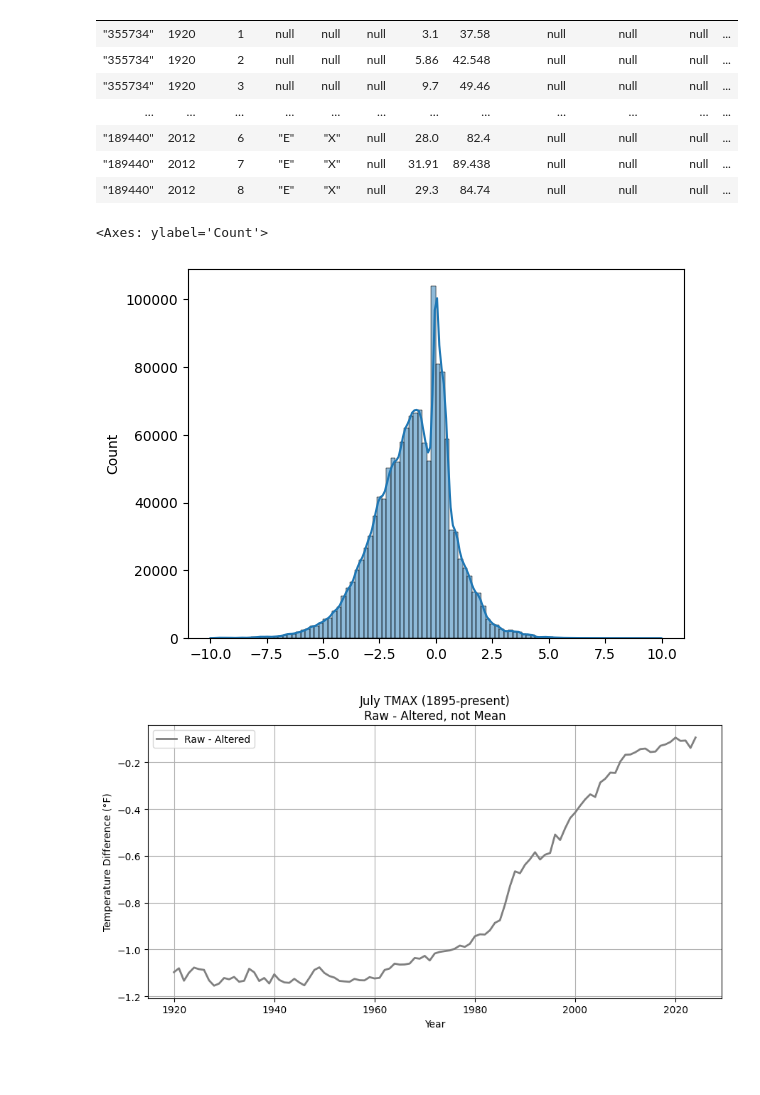
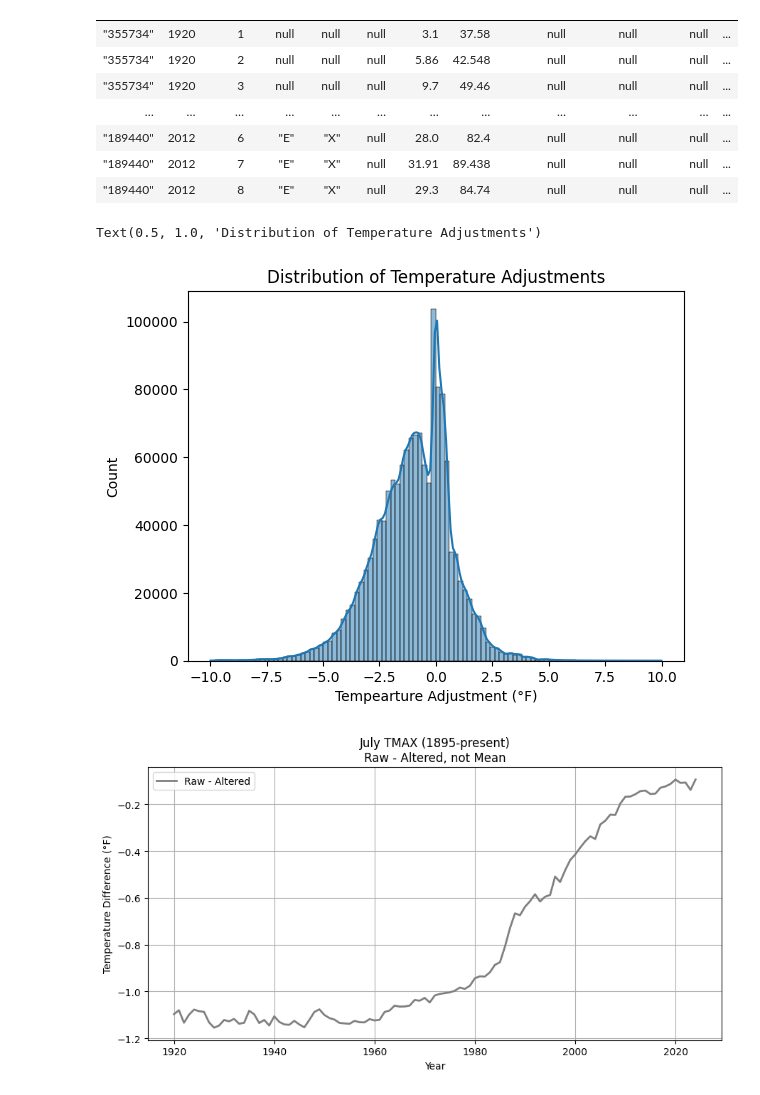
Before and after one commit to hfuhruhurr/ushcn, a Jupyter notebook: replicate.ipynb, the cells around one changed output. Drawn from its saved outputs; the diff is of its cells as text; code cells hidden in the pictures; blank space fills up the shorter version.

Commit message:
histogram label improvements

```diff
--- a/replicate.ipynb
+++ b/replicate.ipynb
@@ -438,9 +438,11 @@ shape: (1_417_226, 15)
 | "189440" | 2012 | 8 | "E" | "X" | null | 29.3 | 84.74 | null | null | null | ... |
 # %%
 sns.histplot(deltas.filter(pl.col('adjustment_f').is_between(-10,10))['adjustment_f'], bins=100, kde=True)
+plt.xlabel('Tempearture Adjustment (°F)')
+plt.title('Distribution of Temperature Adjustments')
 # %% [output]
-<Axes: ylabel='Count'>
+Text(0.5, 1.0, 'Distribution of Temperature Adjustments')
-[figure, old version]
+[figure, new version]
 # %%
 def make_diffs_july_chart_v2():
     df = (
```
